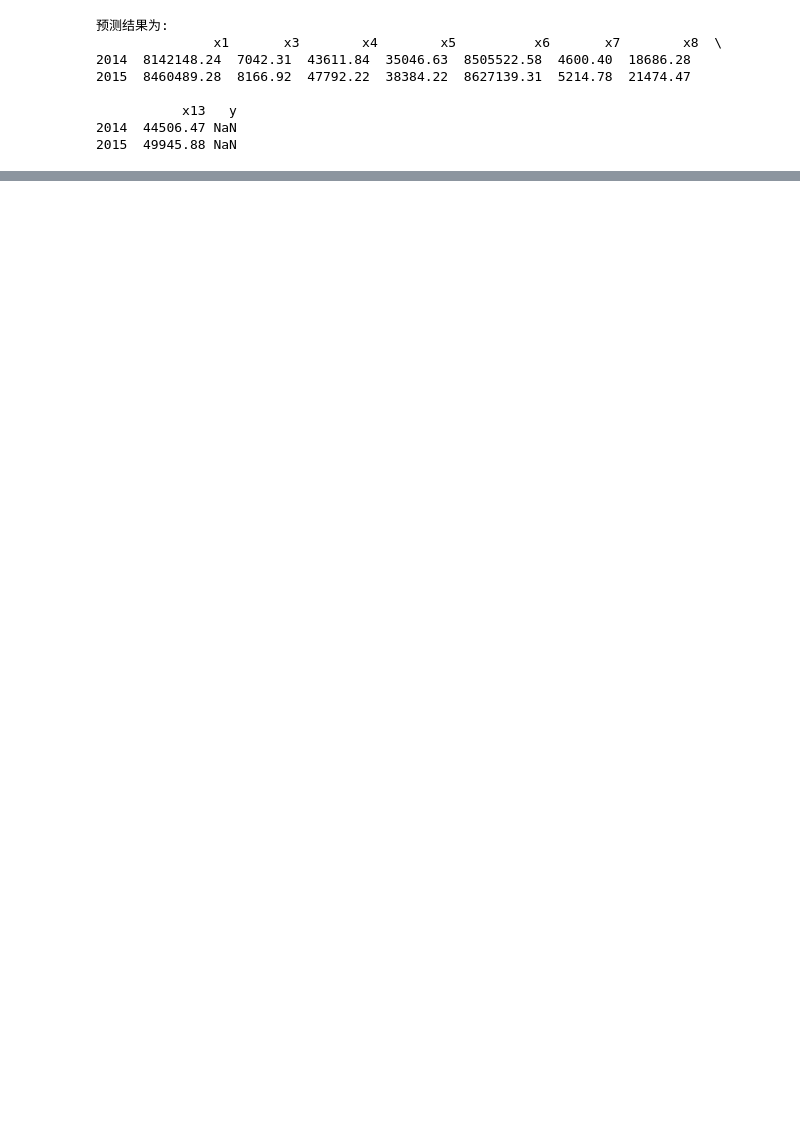
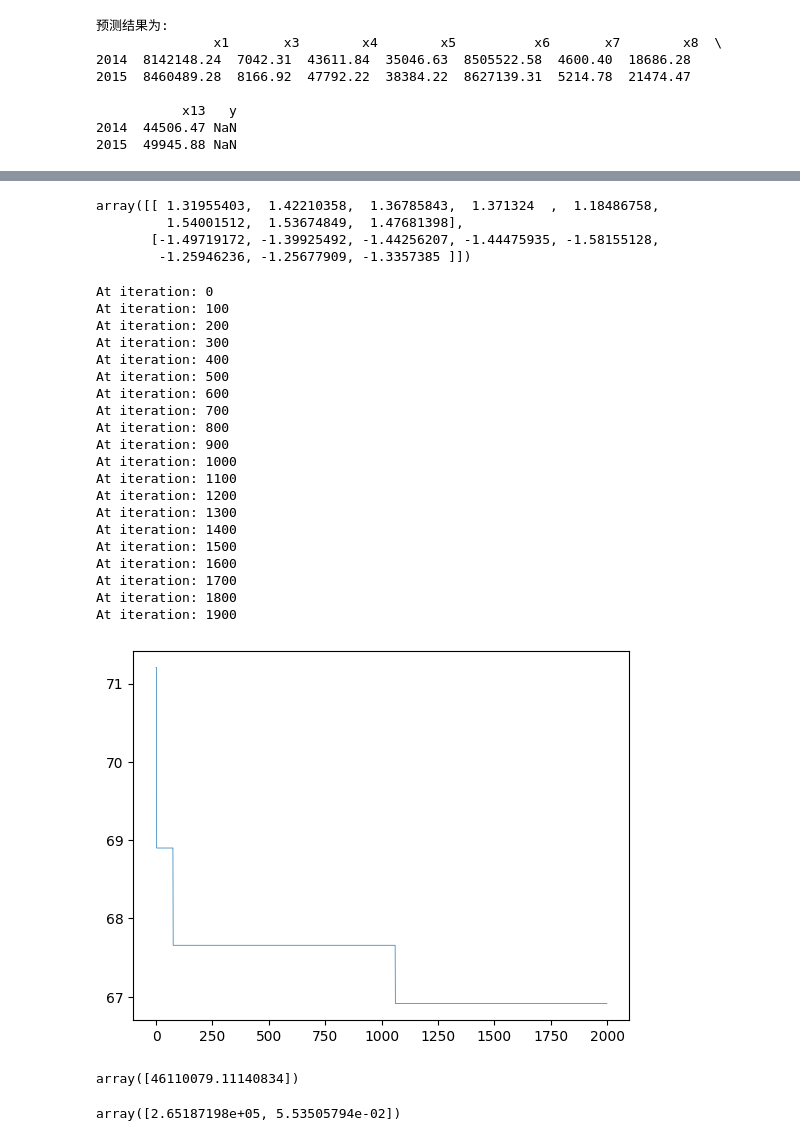
Before and after one commit to Kosthi/MathematicalModel, a Jupyter notebook: Practice/Python/第6章：财政影响收入分析和预测/predict.ipynb, the cells around one changed output, grey strips where cells are left out. Cells and saved outputs as stored; diff of their text form; code cells hidden in the pictures; blank space fills up the shorter version.

Commit message:
feat: whale optimization algorithm,WOA

```diff
--- a/Practice/Python/第6章：财政影响收入分析和预测/predict.ipynb
+++ b/Practice/Python/第6章：财政影响收入分析和预测/predict.ipynb
@@ -82,0 +121,73 @@ plt.show()
+# %%
+scaler_x = StandardScaler()
+scaler_y = StandardScaler()
+x_train = scaler_x.fit_transform(x_train)
+y_train = scaler_y.fit_transform(np.reshape(y_train, (-1, 1)))
+x_train, x_test, y_train, y_test = train_test_split(x_train, y_train, test_size=0.2, random_state=20, shuffle=True)
+svr = SVR(C=parm[0], gamma=parm[1])
+svr.fit(x_train, y_train)
+y_pred = scaler_y.inverse_transform(np.reshape(svr.predict(x_test), (-1, 1)))
+y_test = scaler_y.inverse_transform(np.reshape(y_test, (-1, 1)))
+np.sqrt(mean_squared_error(y_test, y_pred))
+scaler_x.inverse_transform(x_train)
+# %% [output]
+array([[ 1.31955403,  1.42210358,  1.36785843,  1.371324  ,  1.18486758,
+         1.54001512,  1.53674849,  1.47681398],
+       [-1.49719172, -1.39925492, -1.44256207, -1.44475935, -1.58155128,
+        -1.25946236, -1.25677909, -1.3357385 ]])
+# %%
+inputfile = './predict_GM11.csv'
+data = pd.read_csv(inputfile, index_col=0)
+feature = data.keys()[:-1]
+data = data.loc[1994:2013].copy()
+x_train = data[feature].values
+y_train = data['y'].values
+
+def target_Func(parm, x_train, y_train):
+    scaler_x = StandardScaler()
+    scaler_y = StandardScaler()
+    x_train = scaler_x.fit_transform(x_train)
+    y_train = scaler_y.fit_transform(np.reshape(y_train, (-1, 1)))
+    x_train, x_test, y_train, y_test = train_test_split(x_train, y_train, test_size=0.2, random_state=20, shuffle=True)
+    svr = LinearSVR(C=parm[0])
+    svr.fit(x_train, y_train)
+    y_pred = scaler_y.inverse_transform(np.reshape(svr.predict(x_test), (-1, 1)))
+    y_test = scaler_y.inverse_transform(np.reshape(y_test, (-1, 1)))
+    # print(parm[0], parm[1])
+    return np.sqrt(mean_squared_error(y_test, y_pred))
+
+c_g_lower_bounds = np.array([1e-10])
+c_g_upper_bounds = np.array([1e10])
+woa_model = WOA(x_train, y_train, target_Func, c_g_lower_bounds, c_g_upper_bounds, dim=1, whale_num=100, max_iter=2000)
+parm, curve = woa_model.optimize()
+plt.figure()
+plt.plot(curve, linewidth='0.5')
+plt.show()
+parm
+# %% [output]
+At iteration: 0
+At iteration: 100
+At iteration: 200
+At iteration: 300
+At iteration: 400
+At iteration: 500
+At iteration: 600
+At iteration: 700
+At iteration: 800
+At iteration: 900
+At iteration: 1000
+At iteration: 1100
+At iteration: 1200
+At iteration: 1300
+At iteration: 1400
+At iteration: 1500
+At iteration: 1600
+At iteration: 1700
+At iteration: 1800
+At iteration: 1900
+[figure, added]
+array([46110079.11140834])
+# %%
+parm
+# %% [output]
+array([2.65187198e+05, 5.53505794e-02])
```
Also changed, not shown: parts of 12 cells of this notebook, 3 other files.
